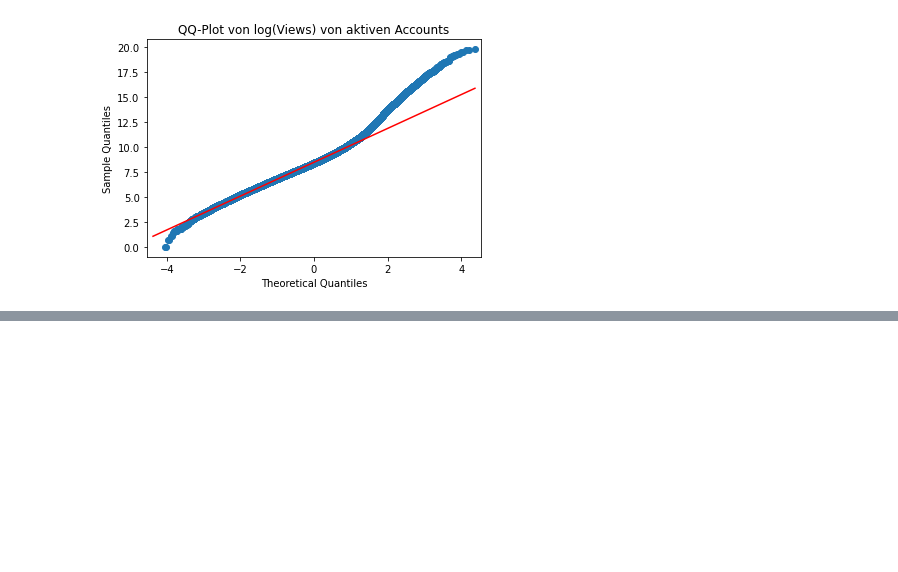
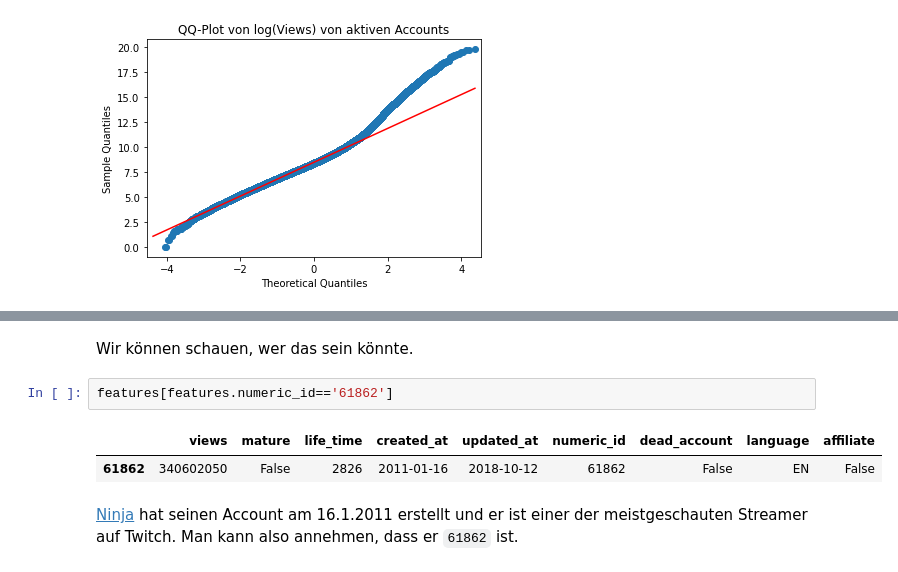
Before and after one commit to kenfus/SAN, a Jupyter notebook: main.ipynb, the cells around one changed output, grey strips where cells are left out. Saved outputs shown, nothing was run; the diff lists cells and outputs as text; blank space fills up the shorter version.

```diff
--- a/main.ipynb
+++ b/main.ipynb
@@ -316,0 +339,9 @@ Die Verteilung der Views scheint eine `lognorm`-Verteilung zu sein, mit massiven
+# %% [markdown]
+Wir können schauen, wer das sein könnte.
+# %%
+features[features.numeric_id=='61862']
+# %% [output]
+|  | views | mature | life_time | created_at | updated_at | numeric_id | dead_account | language | affiliate |
+| 61862 | 340602050 | False | 2826 | 2011-01-16 | 2018-10-12 | 61862 | False | EN | False |
+# %% [markdown]
+[Ninja](https://twitchtracker.com/ninja) hat seinen Account am 16.1.2011 erstellt und er ist einer der meistgeschauten Streamer auf Twitch. Man kann also annehmen, dass er `61862` ist.
```
Also changed, not shown: parts of 10 cells of this notebook.
